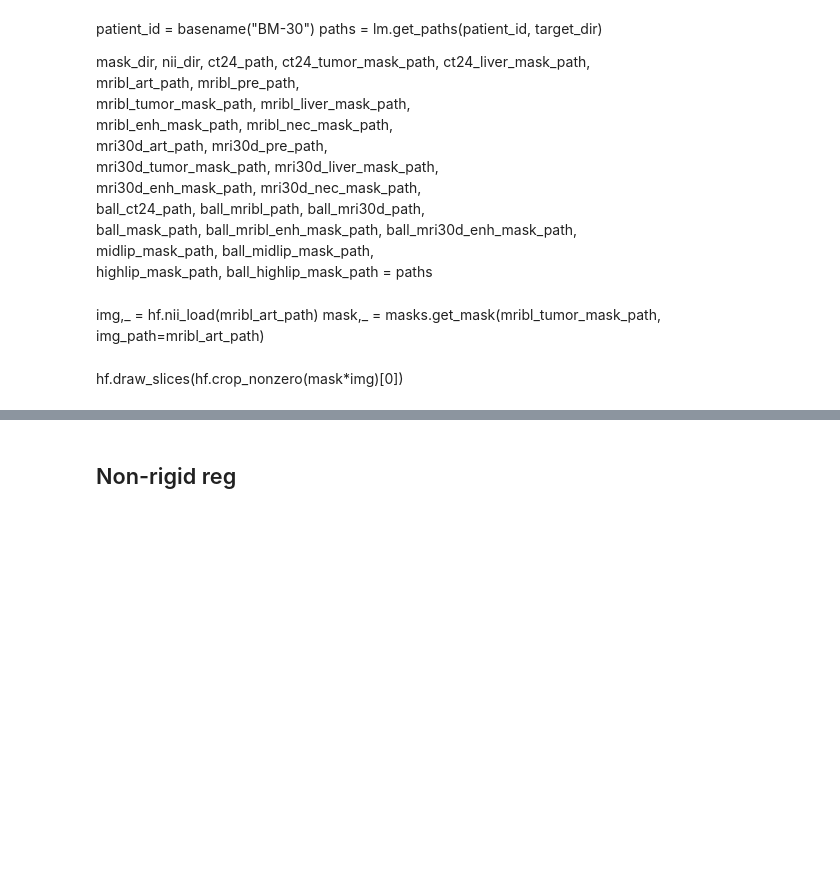
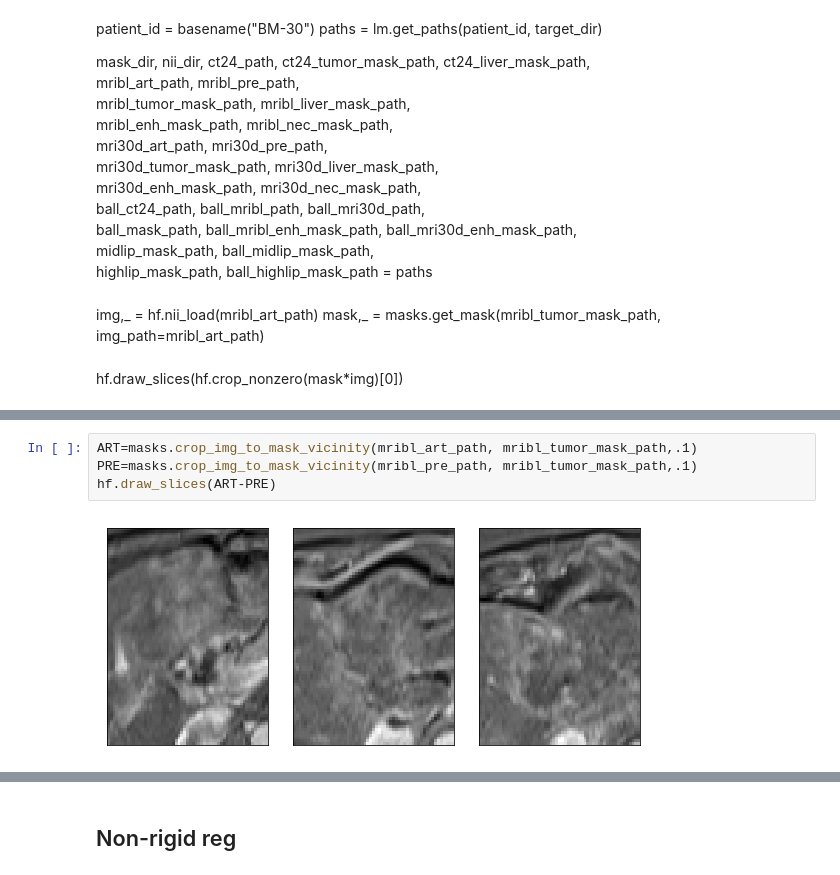
Before and after one commit to clintonjwang/lipiodol, a Jupyter notebook: data-retriever.ipynb, the cells around one changed output, grey strips where cells are left out. Drawn from its saved outputs; the diff is of its cells as text; blank space fills up the shorter version.

```diff
--- a/data-retriever.ipynb
+++ b/data-retriever.ipynb
@@ -306,0 +314,6 @@ hf.draw_slices(hf.crop_nonzero(mask*img)[0])
+# %%
+ART=masks.crop_img_to_mask_vicinity(mribl_art_path, mribl_tumor_mask_path,.1)
+PRE=masks.crop_img_to_mask_vicinity(mribl_pre_path, mribl_tumor_mask_path,.1)
+hf.draw_slices(ART-PRE)
+# %% [output]
+[figure, added]
```
Also changed, not shown: parts of 41 cells of this notebook, 10 other files.
